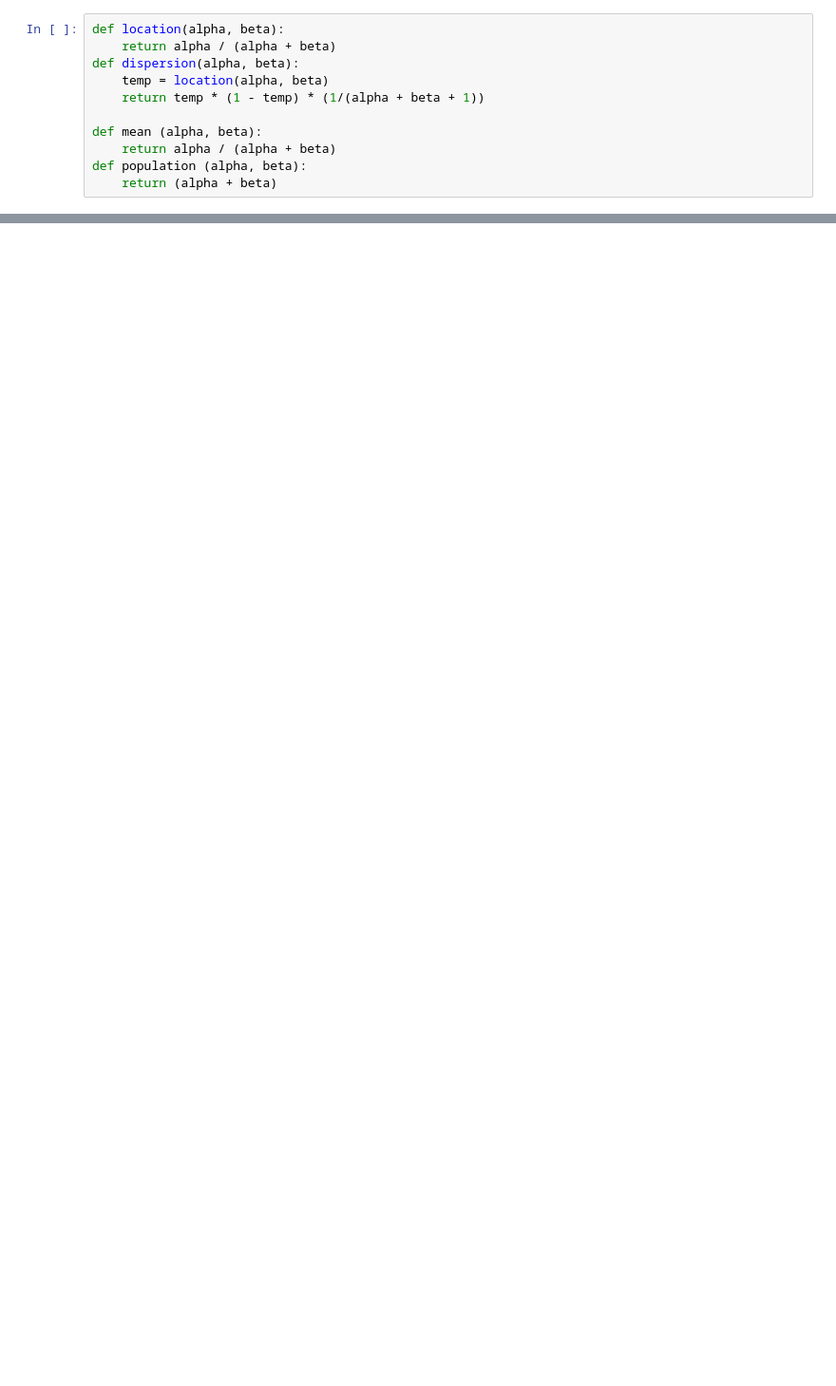
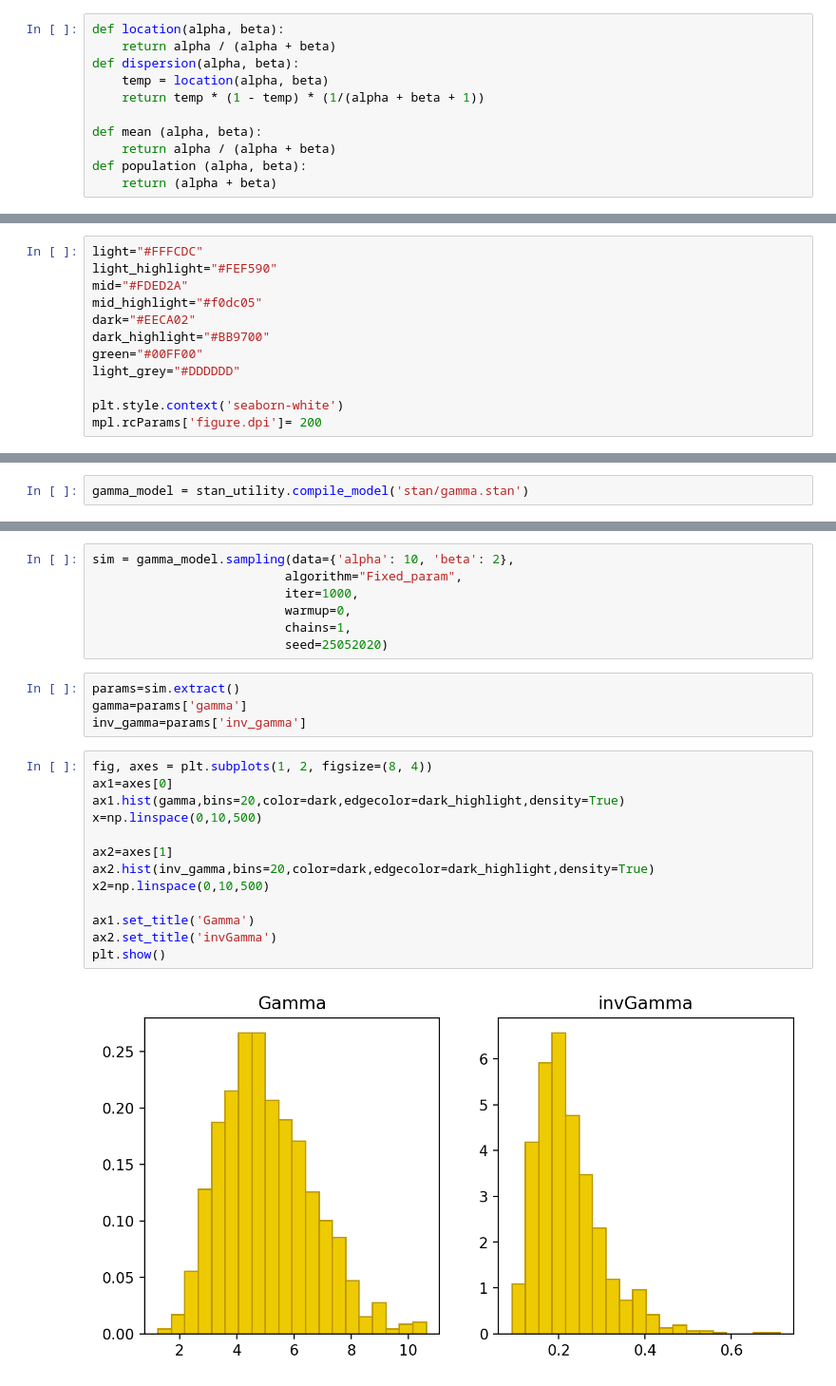
Before and after one commit to ChodkiewiczA/Data-Analytics, a Jupyter notebook: DA_lab2.ipynb, the cells around one changed output, grey strips where cells are left out. Shown: that part at 95% size. Drawn from its saved outputs; the diff is of its cells as text; blank space fills up the shorter version.

```diff
--- a/DA_lab2.ipynb
+++ b/DA_lab2.ipynb
@@ -100,0 +114,12 @@ draw(lognormal_df, np.arange(0,5,0.2))
+# %%
+light="#FFFCDC"
+light_highlight="#FEF590"
+mid="#FDED2A"
+mid_highlight="#f0dc05"
+dark="#EECA02"
+dark_highlight="#BB9700"
+green="#00FF00"
+light_grey="#DDDDDD"
+
+plt.style.context('seaborn-white')
+mpl.rcParams['figure.dpi']= 200
@@ -100,0 +139,2 @@ draw(lognormal_df, np.arange(0,5,0.2))
+# %%
+gamma_model = stan_utility.compile_model('stan/gamma.stan')
@@ -100,0 +143,26 @@ draw(lognormal_df, np.arange(0,5,0.2))
+# %%
+sim = gamma_model.sampling(data={'alpha': 10, 'beta': 2},
+                          algorithm="Fixed_param",
+                          iter=1000,
+                          warmup=0,
+                          chains=1,
+                          seed=25052020)
+# %%
+params=sim.extract()
+gamma=params['gamma']
+inv_gamma=params['inv_gamma']
+# %%
+fig, axes = plt.subplots(1, 2, figsize=(8, 4))
+ax1=axes[0]
+ax1.hist(gamma,bins=20,color=dark,edgecolor=dark_highlight,density=True)
+x=np.linspace(0,10,500)
+
+ax2=axes[1]
+ax2.hist(inv_gamma,bins=20,color=dark,edgecolor=dark_highlight,density=True)
+x2=np.linspace(0,10,500)
+
+ax1.set_title('Gamma')
+ax2.set_title('invGamma')
+plt.show()
+# %% [output]
+[figure, added]
```
Also changed, not shown: parts of 53 cells of this notebook, 10 other files.
